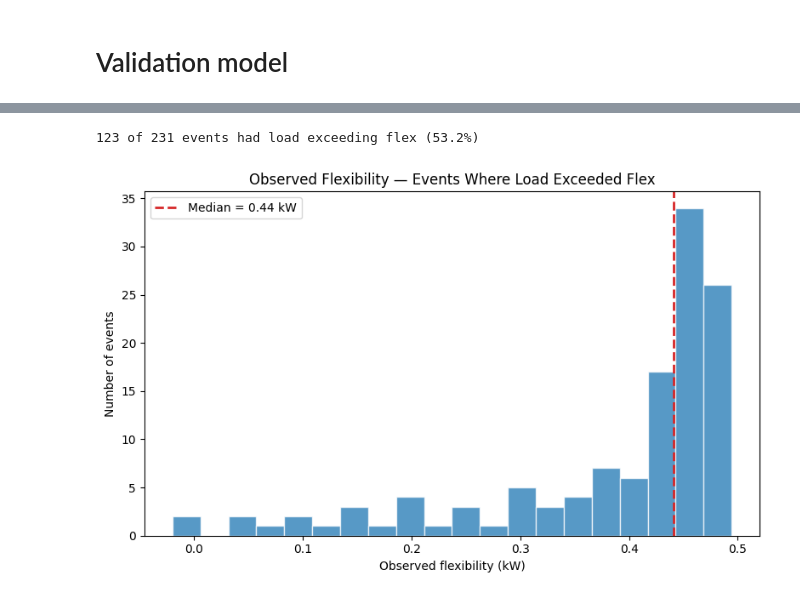
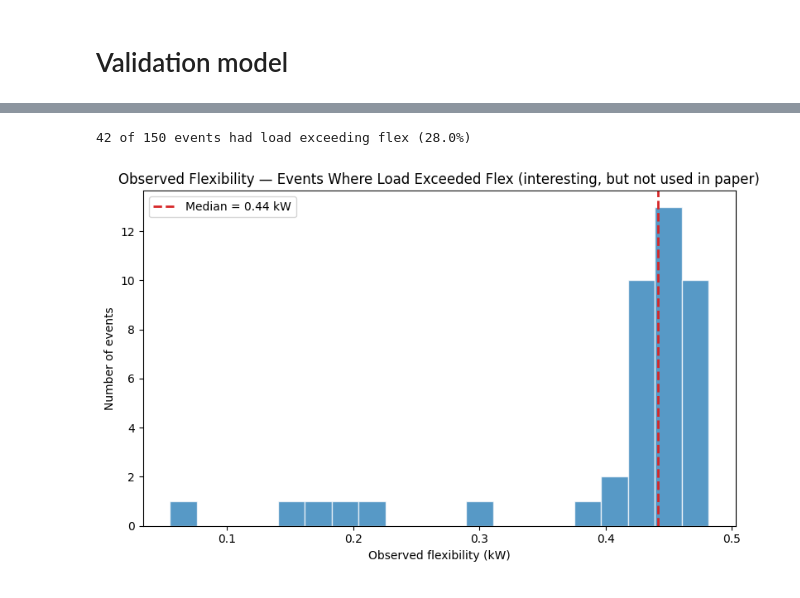
Before and after one commit to alexnathanson/TEA_AggregatedOffGridPVPowerStations, a Jupyter notebook: model_v5-2-validation.ipynb, the cells around one changed output, grey strips where cells are left out. Drawn from its saved outputs; the diff is of its cells as text; code cells hidden in the pictures.

```diff
--- a/model_v5-2-validation.ipynb
+++ b/model_v5-2-validation.ipynb
@@ -78,7 +78,7 @@ tilt: 40.7128, azimuth: 180
 # Validation Data
 # %%
 # ---- Load the real event-level observations ----
-observed_df = pd.read_csv('power_station_validation/validation_hourly_observed_20260727_125334.csv')
+observed_df = pd.read_csv('power_station_validation/validation_hourly_observed_20260728_222814.csv')
 
 # All deployed hardware is the same unit
 BATTERY_MODEL = 'Elite 200V2'
@@ -270,0 +312,14 @@ event_validation_df.describe()
+# %%
+# remove rows that draw power from the grid when battery capacity is still available
+charge_rows=[]
+for i, r in event_validation_df.iterrows():
+    for h in range(3):
+        if (r['soc_pct'][h+1]>40) & (r['observed_grid_kW'][h]> 0.01) & (r['soc_pct'][h]>5):
+            charge_rows.append(i)
+            continue
+print(charge_rows)
+#print(len(event_validation_df.iloc[charge_rows]))
+#event_validation_df.iloc[~charge_rows]
+
+#event_validation_df = event_validation_df[~event_validation_df['accuracy_per'].isnull()]
+event_validation_df = event_validation_df.drop(index=event_validation_df.index[charge_rows])
@@ -270,0 +328,7 @@ event_validation_df.describe()
+# %%
+# filter out results with high grid draw for unknown reasons
+event_validation_df = event_validation_df[~event_validation_df['accuracy_per'].isnull()]
+
+# drop these rows, which both relied on grid power instead of their battery for an unknown reason
+event_validation_df = event_validation_df[~((event_validation_df['customer']==19)&(event_validation_df['battery_id']==2)&(event_validation_df['event']==1))].reset_index(drop=True)
+event_validation_df = event_validation_df[~((event_validation_df['customer']==17)&(event_validation_df['battery_id']==1)&(event_validation_df['event']==2))].reset_index(drop=True)
@@ -288,25 +796,25 @@ plt.show()
 # %%
 exceeded_df = event_validation_df[
     event_validation_df['observed_load_kW_mean'] > event_validation_df['observed_flex_kW']
 ]
 
 print(f"{len(exceeded_df)} of {len(event_validation_df)} events had load exceeding flex "
       f"({len(exceeded_df) / len(event_validation_df) * 100:.1f}%)")
 
 median_flex = exceeded_df['observed_flex_kW'].median()
 
 fig, ax = plt.subplots(figsize=(8, 5))
 ax.hist(exceeded_df['observed_flex_kW'], bins=20, color='tab:blue', alpha=0.75, edgecolor='white')
 ax.axvline(median_flex, color='tab:red', linestyle='--', linewidth=2,
            label=f'Median = {median_flex:.2f} kW')
 
 ax.set_xlabel('Observed flexibility (kW)')
 ax.set_ylabel('Number of events')
-ax.set_title('Observed Flexibility — Events Where Load Exceeded Flex')
+ax.set_title('Observed Flexibility — Events Where Load Exceeded Flex (interesting, but not used in paper)')
 ax.legend()
 
 plt.tight_layout()
 plt.show()
 # %% [output]
-123 of 231 events had load exceeding flex (53.2%)
+42 of 150 events had load exceeding flex (28.0%)
-[figure, old version]
+[figure, new version]
```
Also changed, not shown: parts of 60 cells of this notebook, 8 other files.
